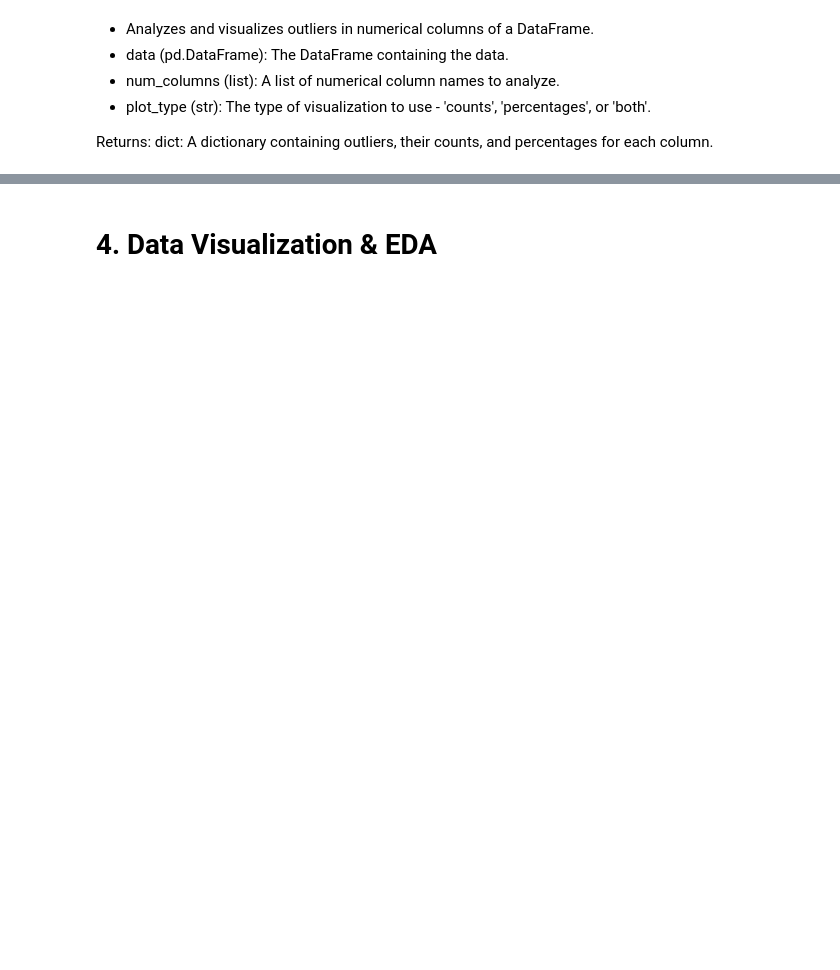
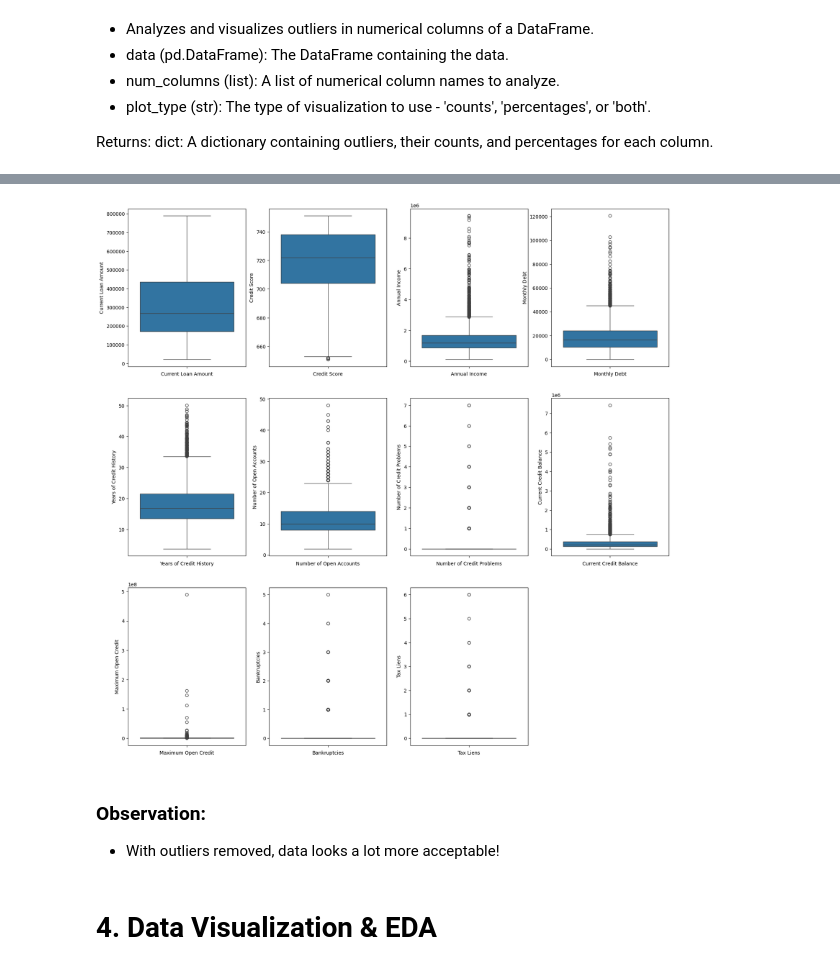
Before and after one commit to chuayhhh/SC1015-Mini-Project, a Jupyter notebook: SC1015-Main.ipynb, the cells around one changed output, grey strips where cells are left out. Saved outputs shown, nothing was run; the diff lists cells and outputs as text; code cells hidden in the pictures; blank space fills up the shorter version.

```diff
--- a/SC1015-Main.ipynb
+++ b/SC1015-Main.ipynb
@@ -673,2 +636,36 @@ for col in num_columns:
+# %%
+# Remove outliers from Credit Score and Current Loan Amount
+
+Q1_s = credit_data['Credit Score'].quantile(0.25)
+Q3_s = credit_data['Credit Score'].quantile(0.75)
+IQR_s = Q3_s - Q1_s
+lower_bound_s = Q1_s - 1.5 * IQR_s
+upper_bound_s = Q3_s + 1.5 * IQR_s
+
+Q1_l = credit_data['Current Loan Amount'].quantile(0.25)
+Q3_l = credit_data['Current Loan Amount'].quantile(0.75)
+IQR_l = Q3_l - Q1_l
+lower_bound_l = Q1_l - 1.5 * IQR_l
+upper_bound_l = Q3_l + 1.5 * IQR_l
+
+# Filter out outliers
+data = credit_data[(credit_data['Credit Score'] >= lower_bound_s) & (credit_data['Credit Score'] <= upper_bound_s)
+                        & (credit_data['Current Loan Amount'] >= lower_bound_l) & (credit_data['Current Loan Amount'] <= upper_bound_l)]
+
+# Boxplots to visualise outliers
+fig = plt.figure(figsize=(20,20))
+
+counter = 0
+
+for col in num_columns:
+    sub = fig.add_subplot(3,4,counter+1)
+    g = sns.boxplot(y=col, data=data)
+    plt.xlabel(col)
+    counter = counter + 1
+# %% [output]
+[figure, added]
+# %% [markdown]
+### Observation:
+- With outliers removed, data looks a lot more acceptable!
 # %% [markdown]
 # 4. Data Visualization & EDA
```
Also changed, not shown: parts of 48 cells of this notebook.
